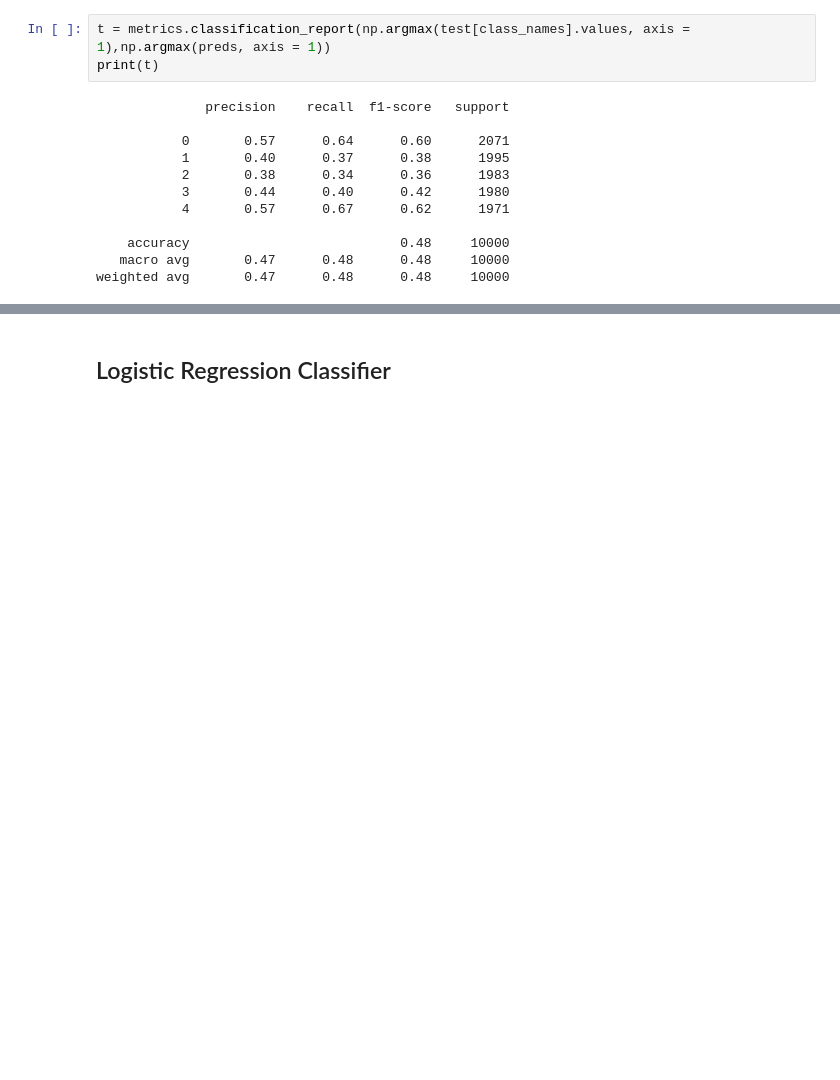
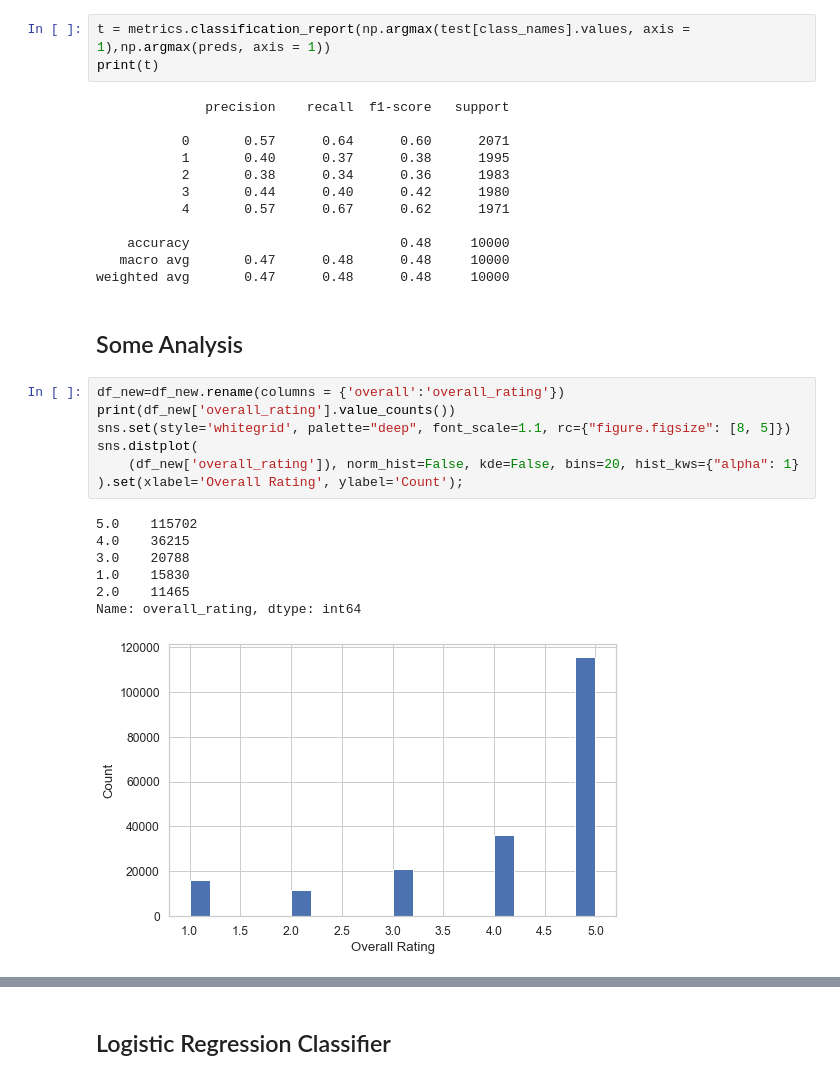
Before and after one commit to tapariaankit/SentimentAnalysis, a Jupyter notebook: ReviewAnalysis.ipynb, the cells around one changed output, grey strips where cells are left out. Saved outputs shown, nothing was run; the diff lists cells and outputs as text; blank space fills up the shorter version.

```diff
--- a/ReviewAnalysis.ipynb
+++ b/ReviewAnalysis.ipynb
@@ -368,3 +375,20 @@ print(t)
     accuracy                           0.48     10000
    macro avg       0.47      0.48      0.48     10000
 weighted avg       0.47      0.48      0.48     10000
+# %% [markdown]
+## Some Analysis
+# %%
+df_new=df_new.rename(columns = {'overall':'overall_rating'})
+print(df_new['overall_rating'].value_counts())
+sns.set(style='whitegrid', palette="deep", font_scale=1.1, rc={"figure.figsize": [8, 5]})
+sns.distplot(
+    (df_new['overall_rating']), norm_hist=False, kde=False, bins=20, hist_kws={"alpha": 1}
+).set(xlabel='Overall Rating', ylabel='Count');
+# %% [output]
+5.0    115702
+4.0    36215
+3.0    20788
+1.0    15830
+2.0    11465
+Name: overall_rating, dtype: int64
+[figure, added]
```
Also changed, not shown: parts of 15 cells of this notebook.
